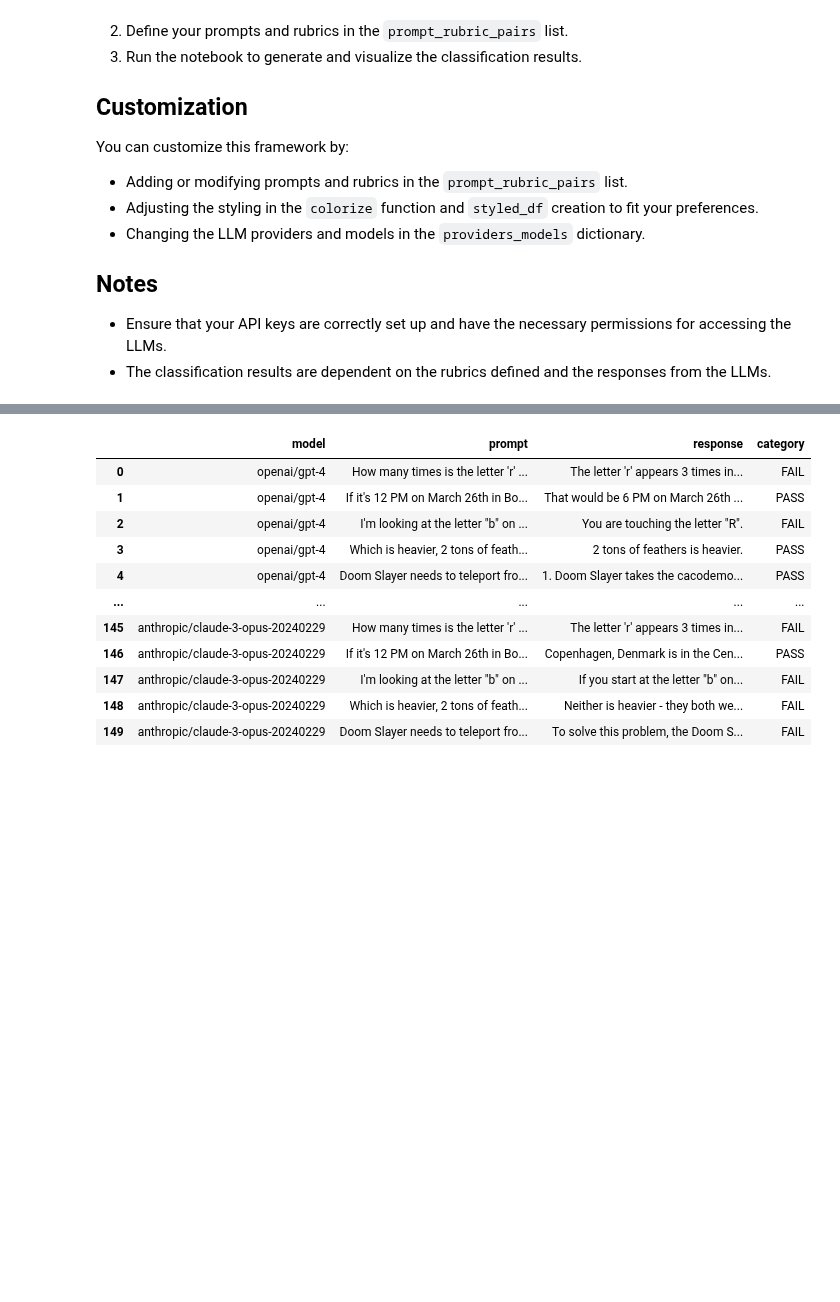
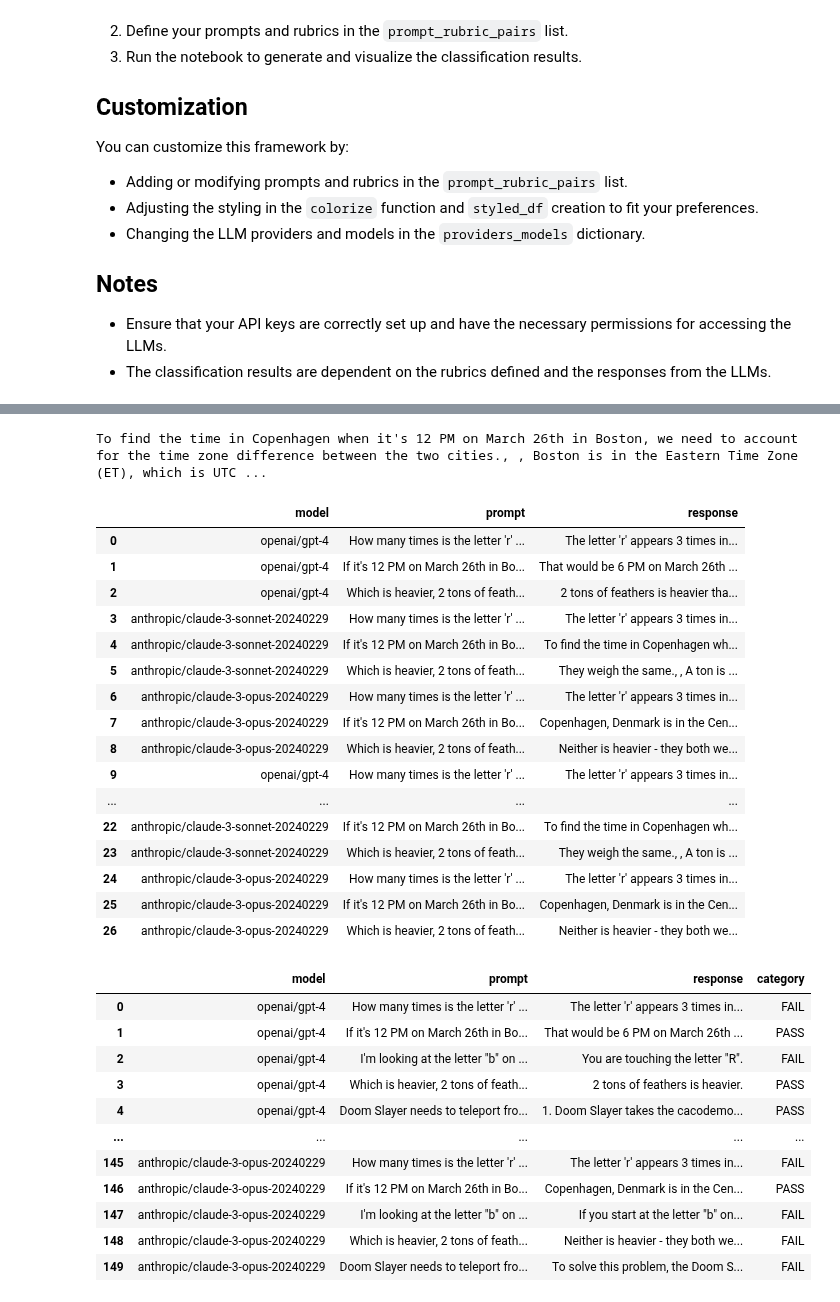
Before and after one commit to abigailhaddad/LMGradingRubric, a Jupyter notebook: code/Quick Assessment.ipynb, the cells around one changed output, grey strips where cells are left out. Saved outputs shown, nothing was run; the diff lists cells and outputs as text; code cells hidden in the pictures; blank space fills up the shorter version.

```diff
--- a/code/Quick Assessment.ipynb
+++ b/code/Quick Assessment.ipynb
@@ -201,0 +198,40 @@ final_classified_df = classify_responses(responses_df, prompt_rubric_pairs)
+# %%
+model = "anthropic/claude-3-sonnet-20240229"
+prompt = "If it's 12 PM on March 26th in Boston, what time is that in Copenhagen?"
+response = get_model_response(model, prompt, "ANTHROPIC")
+print(response)
+# %% [output]
+To find the time in Copenhagen when it's 12 PM on March 26th in Boston, we need to account for the time zone difference between the two cities., , Boston is in the Eastern Time Zone (ET), which is UTC ...
+# %%
+prompts = ["How many times is the letter 'r' in the word 'carryforward'?",
+           "If it's 12 PM on March 26th in Boston, what time is that in Copenhagen?",
+           "Which is heavier, 2 tons of feathers or 1 ton of bricks?"]
+
+providers_models = {
+    "OPENAI": ["openai/gpt-4"],
+    "ANTHROPIC": ["anthropic/claude-3-sonnet-20240229", "anthropic/claude-3-opus-20240229"],
+}
+
+n_repetitions = 3
+responses_df = create_response_df(providers_models, prompts, n_repetitions)
+
+
+responses_df
+# %% [output]
+|  | model | prompt | response |
+| 0 | openai/gpt-4 | How many times is the letter 'r' ... | The letter 'r' appears 3 times in... |
+| 1 | openai/gpt-4 | If it's 12 PM on March 26th in Bo... | That would be 6 PM on March 26th ... |
+| 2 | openai/gpt-4 | Which is heavier, 2 tons of feath... | 2 tons of feathers is heavier tha... |
+| 3 | anthropic/claude-3-sonnet-20240229 | How many times is the letter 'r' ... | The letter 'r' appears 3 times in... |
+| 4 | anthropic/claude-3-sonnet-20240229 | If it's 12 PM on March 26th in Bo... | To find the time in Copenhagen wh... |
+| 5 | anthropic/claude-3-sonnet-20240229 | Which is heavier, 2 tons of feath... | They weigh the same., , A ton is ... |
+| 6 | anthropic/claude-3-opus-20240229 | How many times is the letter 'r' ... | The letter 'r' appears 3 times in... |
+| 7 | anthropic/claude-3-opus-20240229 | If it's 12 PM on March 26th in Bo... | Copenhagen, Denmark is in the Cen... |
+| 8 | anthropic/claude-3-opus-20240229 | Which is heavier, 2 tons of feath... | Neither is heavier - they both we... |
+| 9 | openai/gpt-4 | How many times is the letter 'r' ... | The letter 'r' appears 3 times in... |
+| ... | ... | ... | ... |
+| 22 | anthropic/claude-3-sonnet-20240229 | If it's 12 PM on March 26th in Bo... | To find the time in Copenhagen wh... |
+| 23 | anthropic/claude-3-sonnet-20240229 | Which is heavier, 2 tons of feath... | They weigh the same., , A ton is ... |
+| 24 | anthropic/claude-3-opus-20240229 | How many times is the letter 'r' ... | The letter 'r' appears 3 times in... |
+| 25 | anthropic/claude-3-opus-20240229 | If it's 12 PM on March 26th in Bo... | Copenhagen, Denmark is in the Cen... |
+| 26 | anthropic/claude-3-opus-20240229 | Which is heavier, 2 tons of feath... | Neither is heavier - they both we... |
```
Also changed, not shown: parts of 2 cells of this notebook, 2 other files.
